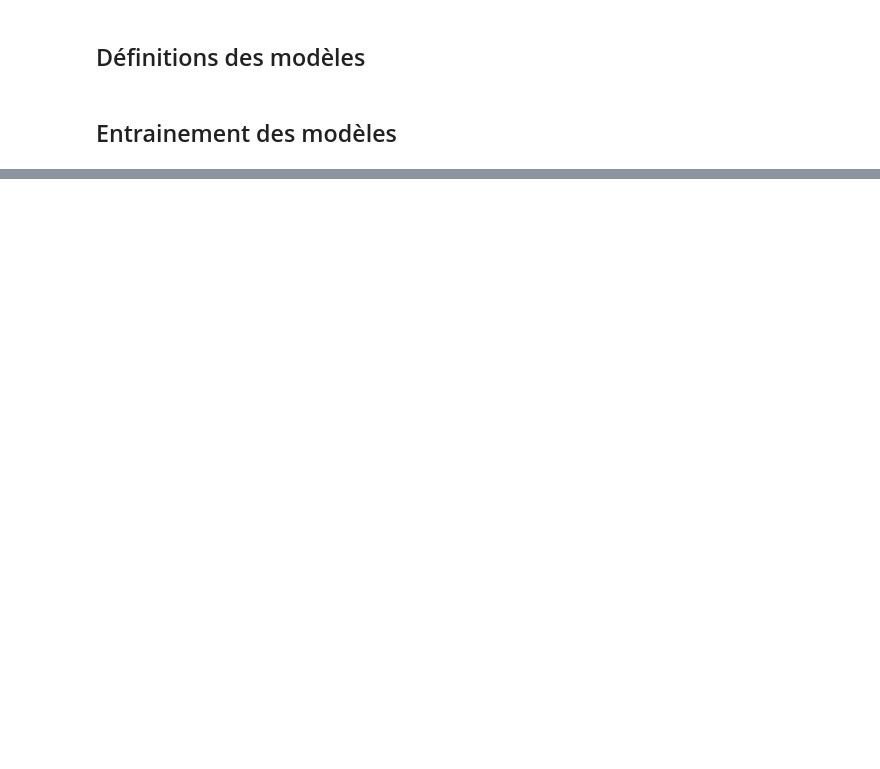
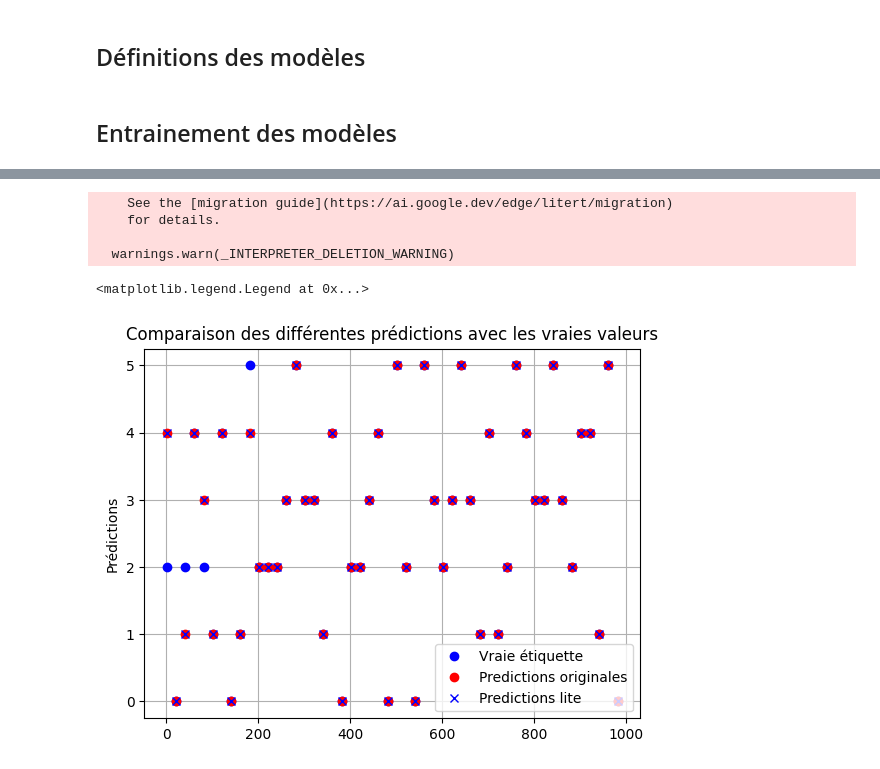
Before and after one commit to robohie/prog_python, a Jupyter notebook: tfc_train_model_Bosolindo.ipynb, the cells around one changed output, grey strips where cells are left out. Drawn from its saved outputs; the diff is of its cells as text; code cells hidden in the pictures; blank space fills up the shorter version.

```diff
--- a/tfc_train_model_Bosolindo.ipynb
+++ b/tfc_train_model_Bosolindo.ipynb
@@ -415,0 +472,42 @@ Captures:
+# %%
+# Prédictions des modèles quantifiés et non quantifiés
+# Initialisation des interpréteurs pour chaque modèle
+moteur_model = tf.lite.Interpreter("./models/models_non_quantifies/commande_moteur_CNN1.tflite")
+
+# Allocation de la mémoire pour chaque modèle
+moteur_model.allocate_tensors()
+#
+moteur_model_input_index = moteur_model.get_input_details()[0]["index"]
+moteur_model_output_index = moteur_model.get_output_details()[0]["index"]
+
+#
+moteur_model_predictions = []
+
+# Exécuter chaque interpréteur pour chaque valeur
+for x_test in X_test:
+    tenseur = np.expand_dims(x_test, axis=0)
+    tenseur.astype(np.float32)
+    #
+    moteur_model.set_tensor(moteur_model_input_index, tenseur)
+    # inférence
+    moteur_model.invoke()
+    #
+    moteur_model_predictions.append(
+        moteur_model.get_tensor(moteur_model_output_index)[0]
+    )
+#
+t = list(range(1, len(X_test) + 1, 20))
+plt.title('Comparaison des différentes prédictions avec les vraies valeurs')
+plt.plot(t[:50], y_test[:50], 'bo', label='Vraie étiquette')
+plt.plot(t[:50], y_predicted[:50], 'ro', label='Predictions originales')
+plt.plot(t[:50], [np.argmax(probas) for probas in moteur_model_predictions][:50], 'bx', label='Predictions lite')
+plt.ylabel("Prédictions")
+plt.grid(which="both")
+plt.legend()
+# %% [output]
+    See the [migration guide](https://ai.google.dev/edge/litert/migration)
+    for details.
+
+  warnings.warn(_INTERPRETER_DELETION_WARNING)
+<matplotlib.legend.Legend at 0x...>
+[figure, added]
```
Also changed, not shown: parts of 9 cells of this notebook, 3 other files.
